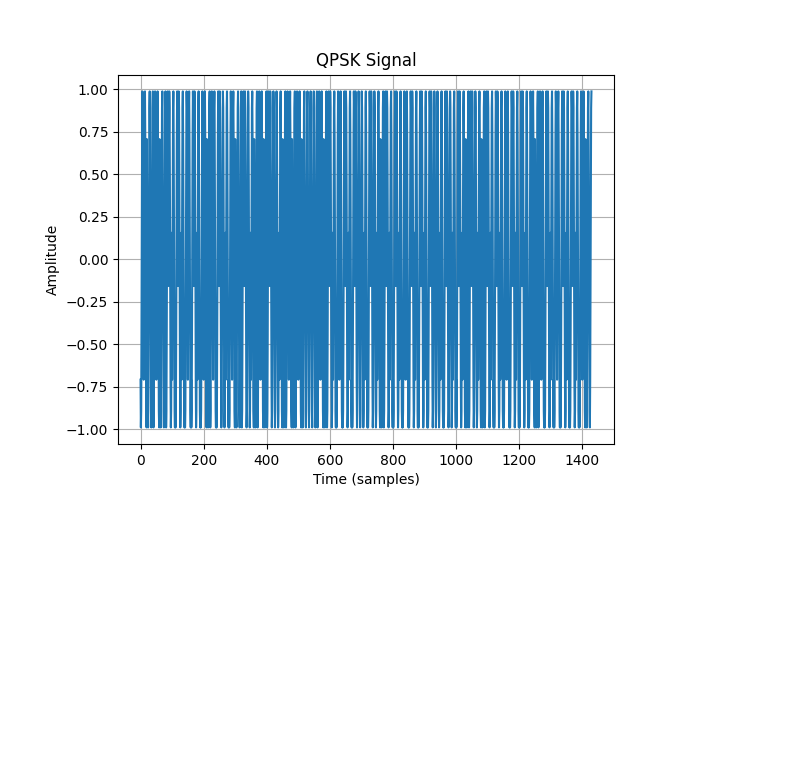
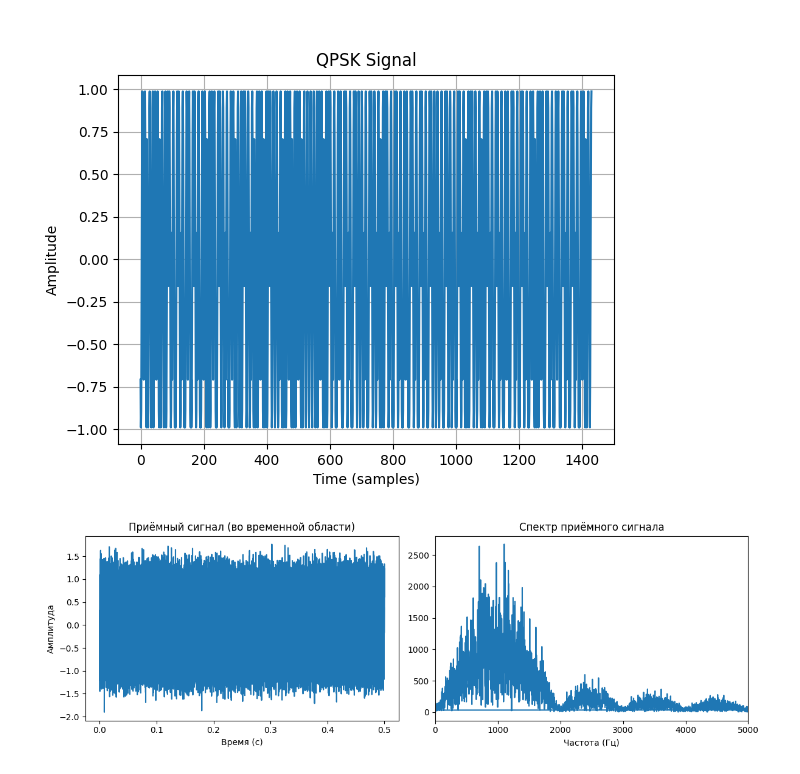
Before and after one commit to DmitriyMosk/sdr-dsp-playground, a Jupyter notebook: sdr_projects/QPSK/theory/qpsk.ipynb, the cells around one changed output. Drawn from its saved outputs; the diff is of its cells as text; code cells hidden in the pictures; blank space fills up the shorter version.

```diff
--- a/sdr_projects/QPSK/theory/qpsk.ipynb
+++ b/sdr_projects/QPSK/theory/qpsk.ipynb
@@ -102,3 +104,98 @@ plt.grid(True)
 plt.show()
 # %% [output]
 [figure]
+# %%
+import numpy as np
+import matplotlib.pyplot as plt
+
+# Функция для отображения битовой пары в фазу (QPSK с кодированием по Грею)
+def i_q_mapping():
+    return {
+        "00": np.pi/4,
+        "01": 3*np.pi/4,
+        "11": 5*np.pi/4,
+        "10": 7*np.pi/4
+    }
+
+# 1. Генерация случайной битовой последовательности
+num_bits = 1000  # общее количество бит
+bits = np.random.randint(0, 2, num_bits).astype(str)
+bit_seq = "".join(bits)
+
+# 2. Группировка битов по 2
+bit_pairs = [bit_seq[i:i+2] for i in range(0, len(bit_seq), 2)]
+# Если число бит нечетное, можно добавить дополнительный бит
+
+# 3. Отображение битовых пар в фазы
+mapping = i_q_mapping()
+phases = [mapping[pair] for pair in bit_pairs if pair in mapping]
+
+# 4. Параметры сигнала
+A = 1.0                  # амплитуда
+f_c = 1000               # частота несущей, Гц
+T_sym = 1/f_c            # длительность символа, сек
+fs = 100000              # частота дискретизации, Гц
+t_sym = np.linspace(0, T_sym, int(fs * T_sym), endpoint=False)
+
+# 5. Модуляция: для каждого символа генерируем отрезок сигнала
+signal = np.array([])
+
+for phi in phases:
+    s = A * np.cos(2 * np.pi * f_c * t_sym + phi)
+    signal = np.concatenate((signal, s))
+
+# 6. Добавление шума (например, AWGN)
+SNR_dB = 10  # отношение сигнал/шум в дБ
+signal_power = np.mean(signal**2)
+noise_power = signal_power / (10**(SNR_dB/10))
+noise = np.sqrt(noise_power) * np.random.randn(len(signal))
+rx_signal = signal + noise
+
+# 7. Визуализация: пример временного сигнала и его спектра
+t_total = np.linspace(0, T_sym * len(phases), len(rx_signal), endpoint=False)
+
+plt.figure(figsize=(12, 4))
+plt.subplot(1, 2, 1)
+plt.plot(t_total, rx_signal)
+plt.title("Приёмный сигнал (во временной области)")
+plt.xlabel("Время (с)")
+plt.ylabel("Амплитуда")
+
+plt.subplot(1, 2, 2)
+# Вычисление спектра
+fft_vals = np.fft.fft(rx_signal)
+fft_freq = np.fft.fftfreq(len(rx_signal), d=1/fs)
+plt.plot(fft_freq, np.abs(fft_vals))
+plt.title("Спектр приёмного сигнала")
+plt.xlabel("Частота (Гц)")
+plt.xlim(0, 5000)
+plt.tight_layout()
+plt.show()
+
+# 8. (Упрощённо) Демодуляция можно проводить, используя синхронный детектор.
+# Для каждого символа выделяем соответствующий отрезок и вычисляем аргумент комплексного представления.
+demod_bits = ""
+for i in range(len(phases)):
+    # Выделяем символ
+    segment = rx_signal[i*len(t_sym):(i+1)*len(t_sym)]
+    # Смешиваем с опорой (гипотетически известной несущей)
+    ref_cos = np.cos(2*np.pi*f_c*t_sym)
+    ref_sin = np.sin(2*np.pi*f_c*t_sym)
+    I = 2 * np.mean(segment * ref_cos)  # ин-полярная составляющая
+    Q = -2 * np.mean(segment * ref_sin) # квар- полярная (отрицательный знак зависит от выбранной сигнальной модели)
+    phi_est = np.arctan2(Q, I)
+    if phi_est < 0:
+        phi_est += 2*np.pi  # переводим фазу в диапазон [0, 2pi)
+
+    # Сравнение с идеальными фазами для определения битовой пары.
+    # Здесь можно задать границы или найти ближайшую фазу.
+    # Простой способ – вычислить разницу с каждой идеальной фазой.
+    phase_diffs = {pair: np.abs(phi_est - mapping[pair]) for pair in mapping}
+    demod_pair = min(phase_diffs, key=phase_diffs.get)
+    demod_bits += demod_pair
+
+# Сравнение исходной и демодулированной битовой последовательности
+print("Исходная битовая последовательность (первые 40 бит):", bit_seq[:40])
+print("Демодулированная битовая последовательность (первые 40 бит):", demod_bits[:40])
+# %% [output]
+[figure, added]
```
Also changed, not shown: parts of 8 cells of this notebook, 2 other files.
